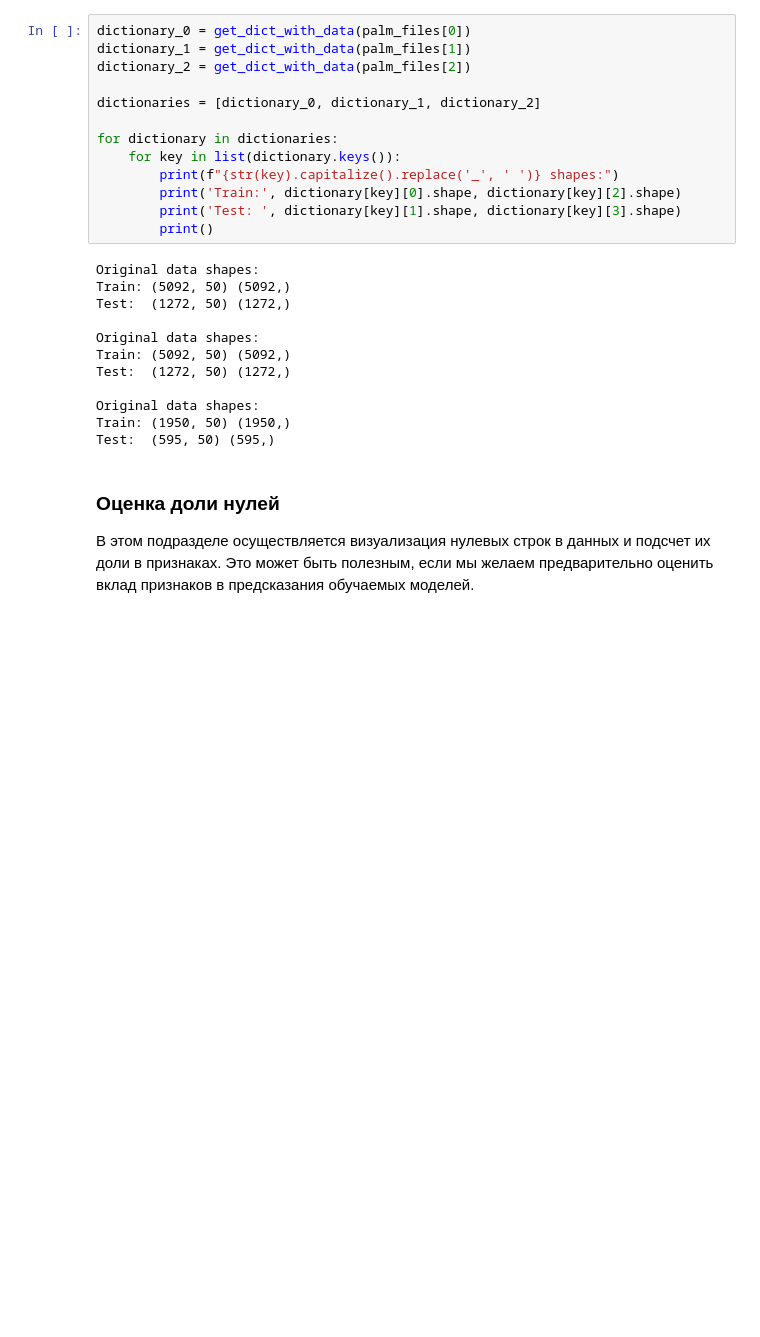
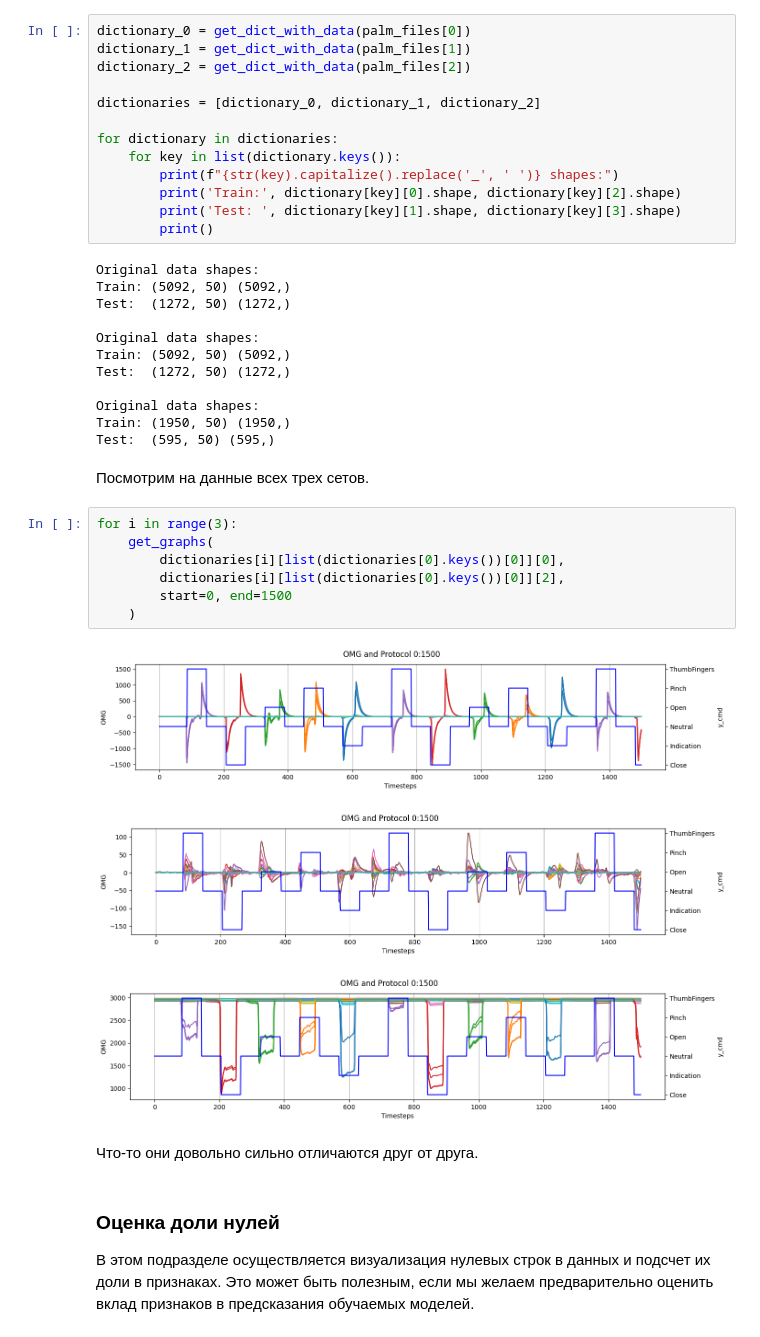
Before and after one commit to khav-i/Work-with-OMG-sensors-data, a Jupyter notebook: work_with_three_sets.ipynb, the cells around one changed output. Saved outputs shown, nothing was run; the diff lists cells and outputs as text; blank space fills up the shorter version.

```diff
--- a/work_with_three_sets.ipynb
+++ b/work_with_three_sets.ipynb
@@ -358,6 +358,21 @@ Test:  (1272, 50) (1272,)
 Original data shapes:
 Train: (1950, 50) (1950,)
 Test:  (595, 50) (595,)
+# %% [markdown]
+Посмотрим на данные всех трех сетов.
+# %%
+for i in range(3):
+    get_graphs(
+        dictionaries[i][list(dictionaries[0].keys())[0]][0],
+        dictionaries[i][list(dictionaries[0].keys())[0]][2],
+        start=0, end=1500
+    )
+# %% [output]
+[figure, added]
+[figure, added]
+[figure, added]
+# %% [markdown]
+Что-то они довольно сильно отличаются друг от друга.
 # %% [markdown]
 ### Оценка доли нулей
 
```
Also changed, not shown: parts of 28 cells of this notebook.
